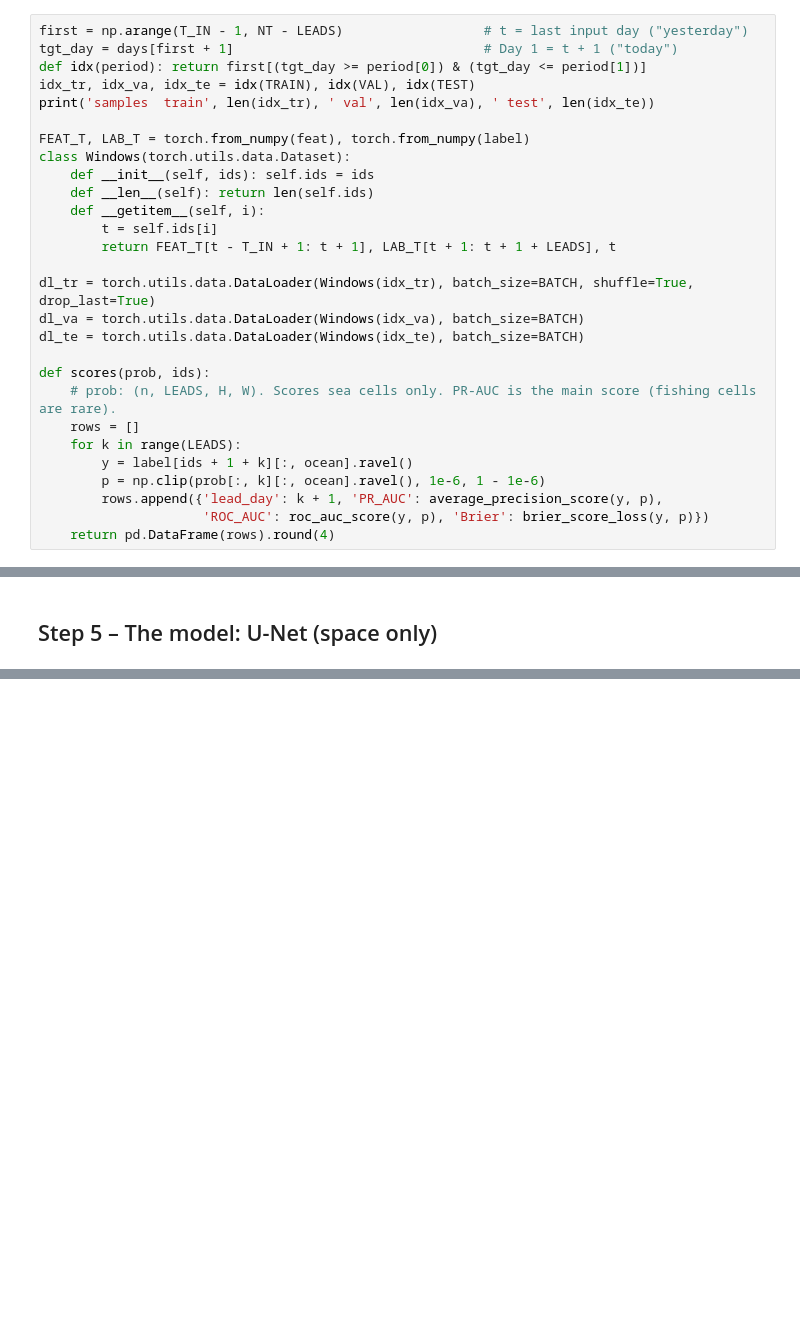
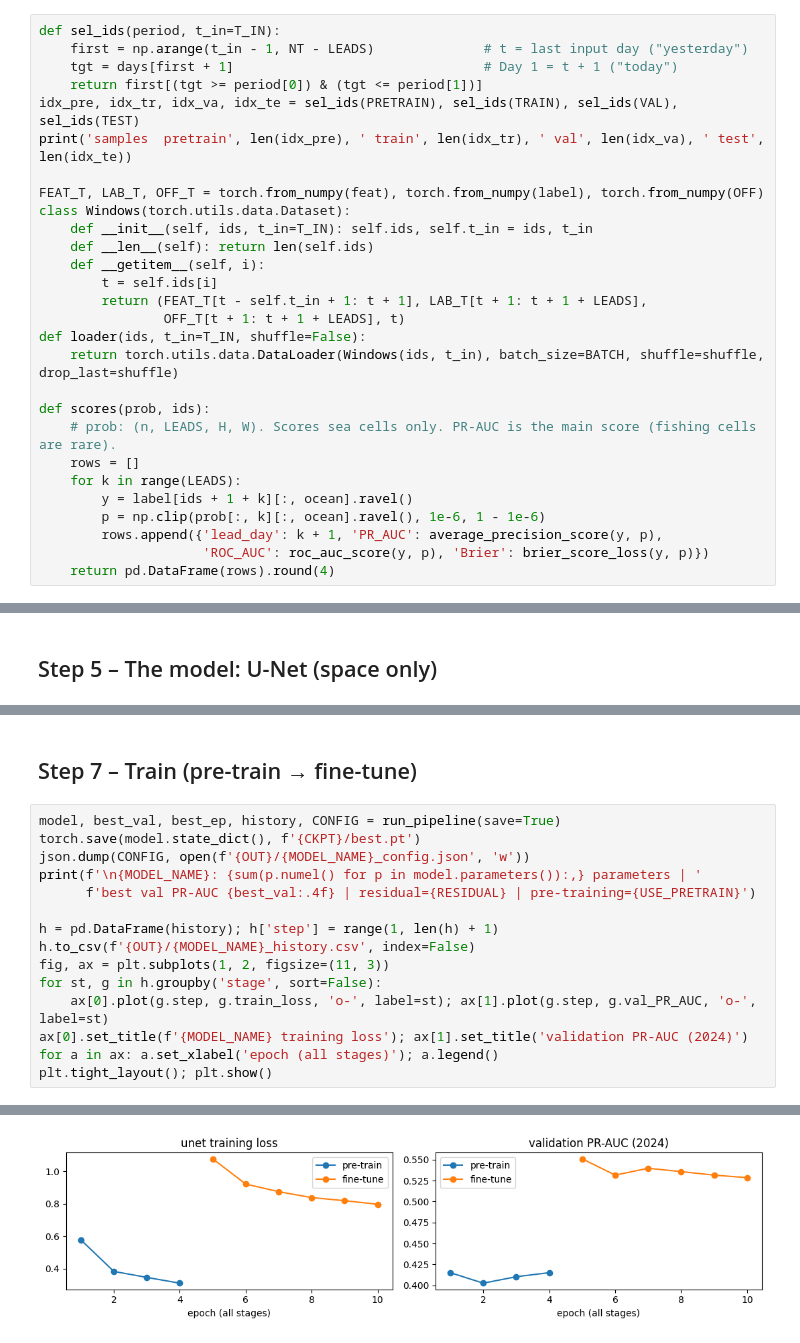
Before and after one commit to kulanigayathree/J26-IT-364, a Jupyter notebook: notebooks/C2_fishing_zone_prediction/C2_3_unet.ipynb, the cells around one changed output, grey strips where cells are left out. Cells and saved outputs as stored; diff of their text form; blank space fills up the shorter version.

Commit message:
feat: add residual learning, pre-training/fine-tuning, seed check and tuning to U-Net

```diff
--- a/notebooks/C2_fishing_zone_prediction/C2_3_unet.ipynb
+++ b/notebooks/C2_fishing_zone_prediction/C2_3_unet.ipynb
@@ -105,23 +134,23 @@ Fishing rate test  2025-01..2025-12: 0.0725
 # %% [markdown]
 ## Step 4 – Samples and the scoring function
 # %%
-first = np.arange(T_IN - 1, NT - LEADS)                  # t = last input day ("yesterday")
-tgt_day = days[first + 1]                                # Day 1 = t + 1 ("today")
-def idx(period): return first[(tgt_day >= period[0]) & (tgt_day <= period[1])]
-idx_tr, idx_va, idx_te = idx(TRAIN), idx(VAL), idx(TEST)
-print('samples  train', len(idx_tr), ' val', len(idx_va), ' test', len(idx_te))
+def sel_ids(period, t_in=T_IN):
+    first = np.arange(t_in - 1, NT - LEADS)              # t = last input day ("yesterday")
+    tgt = days[first + 1]                                # Day 1 = t + 1 ("today")
+    return first[(tgt >= period[0]) & (tgt <= period[1])]
+idx_pre, idx_tr, idx_va, idx_te = sel_ids(PRETRAIN), sel_ids(TRAIN), sel_ids(VAL), sel_ids(TEST)
+print('samples  pretrain', len(idx_pre), ' train', len(idx_tr), ' val', len(idx_va), ' test', len(idx_te))
 
-FEAT_T, LAB_T = torch.from_numpy(feat), torch.from_numpy(label)
+FEAT_T, LAB_T, OFF_T = torch.from_numpy(feat), torch.from_numpy(label), torch.from_numpy(OFF)
 class Windows(torch.utils.data.Dataset):
-    def __init__(self, ids): self.ids = ids
+    def __init__(self, ids, t_in=T_IN): self.ids, self.t_in = ids, t_in
     def __len__(self): return len(self.ids)
     def __getitem__(self, i):
         t = self.ids[i]
-        return FEAT_T[t - T_IN + 1: t + 1], LAB_T[t + 1: t + 1 + LEADS], t
-
-dl_tr = torch.utils.data.DataLoader(Windows(idx_tr), batch_size=BATCH, shuffle=True, drop_last=True)
-dl_va = torch.utils.data.DataLoader(Windows(idx_va), batch_size=BATCH)
-dl_te = torch.utils.data.DataLoader(Windows(idx_te), batch_size=BATCH)
+        return (FEAT_T[t - self.t_in + 1: t + 1], LAB_T[t + 1: t + 1 + LEADS],
+                OFF_T[t + 1: t + 1 + LEADS], t)
+def loader(ids, t_in=T_IN, shuffle=False):
+    return torch.utils.data.DataLoader(Windows(ids, t_in), batch_size=BATCH, shuffle=shuffle, drop_last=shuffle)
 
 def scores(prob, ids):
     # prob: (n, LEADS, H, W). Scores sea cells only. PR-AUC is the main score (fishing cells are rare).
@@ -263,0 +315,18 @@ Early stop: no improvement for 5 epochs (best = epoch 3)
+# %% [markdown]
+## Step 7 – Train (pre-train → fine-tune)
+# %%
+model, best_val, best_ep, history, CONFIG = run_pipeline(save=True)
+torch.save(model.state_dict(), f'{CKPT}/best.pt')
+json.dump(CONFIG, open(f'{OUT}/{MODEL_NAME}_config.json', 'w'))
+print(f'\n{MODEL_NAME}: {sum(p.numel() for p in model.parameters()):,} parameters | '
+      f'best val PR-AUC {best_val:.4f} | residual={RESIDUAL} | pre-training={USE_PRETRAIN}')
+
+h = pd.DataFrame(history); h['step'] = range(1, len(h) + 1)
+h.to_csv(f'{OUT}/{MODEL_NAME}_history.csv', index=False)
+fig, ax = plt.subplots(1, 2, figsize=(11, 3))
+for st, g in h.groupby('stage', sort=False):
+    ax[0].plot(g.step, g.train_loss, 'o-', label=st); ax[1].plot(g.step, g.val_PR_AUC, 'o-', label=st)
+ax[0].set_title(f'{MODEL_NAME} training loss'); ax[1].set_title('validation PR-AUC (2024)')
+for a in ax: a.set_xlabel('epoch (all stages)'); a.legend()
+plt.tight_layout(); plt.show()
+# %% [output]
@@ -264 +347,2 @@ Early stop: no improvement for 5 epochs (best = epoch 3)
+[figure, added]
 # %% [markdown]
```
Also changed, not shown: parts of 20 cells of this notebook.
